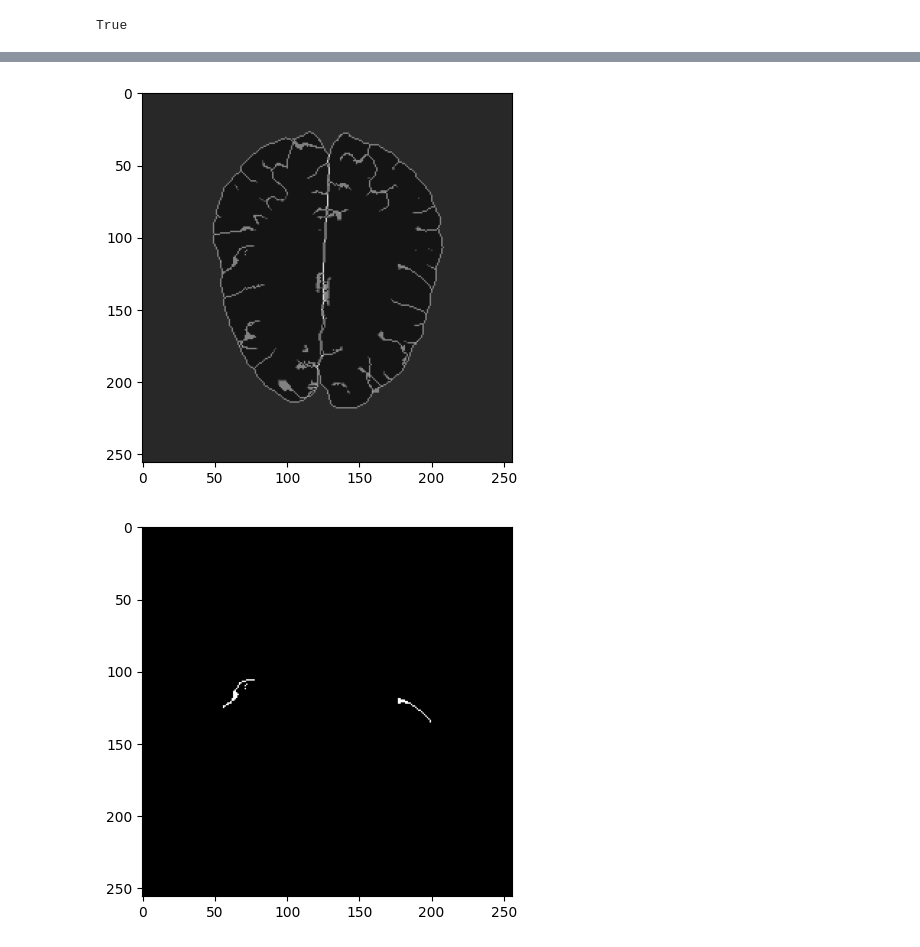
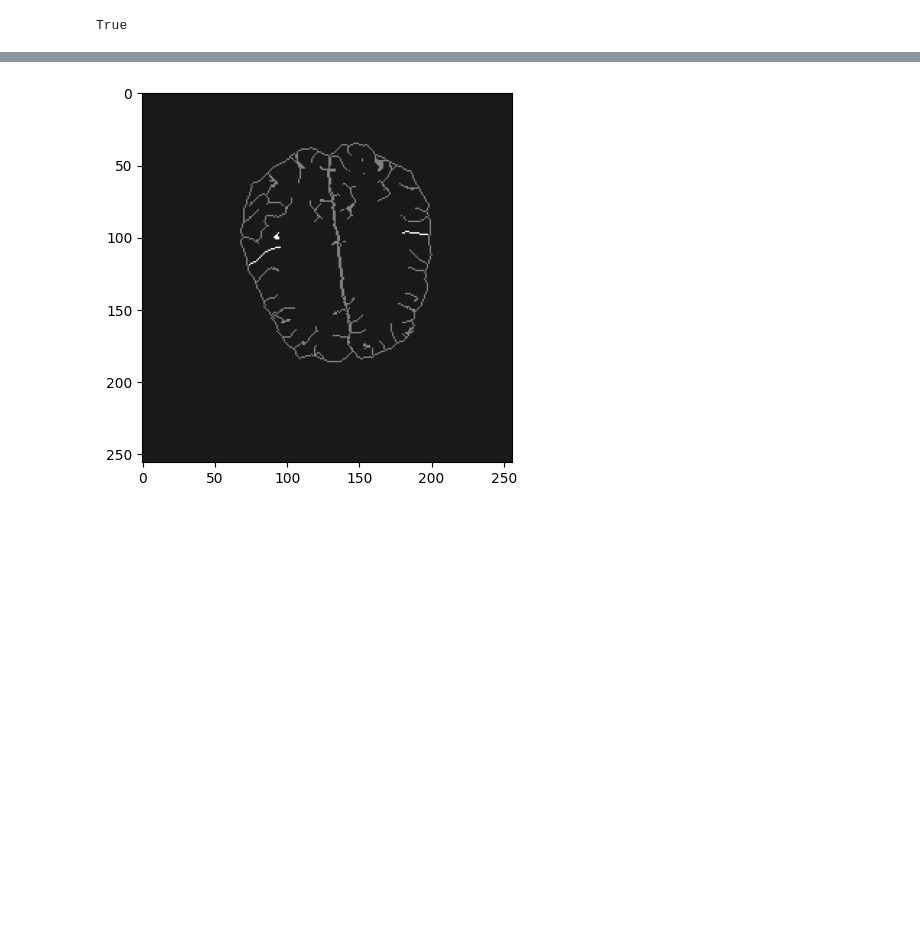
Before and after one commit to Vivikar/central-sulcus-analysis, a Jupyter notebook: notebooks/3_ExploreDL_predictions.ipynb, the cells around one changed output, grey strips where cells are left out. Drawn from its saved outputs; the diff is of its cells as text; code cells hidden in the pictures; blank space fills up the shorter version.

```diff
--- a/notebooks/3_ExploreDL_predictions.ipynb
+++ b/notebooks/3_ExploreDL_predictions.ipynb
@@ -27,8 +29,8 @@ True
 # %%
 log = utils.get_pylogger(__name__)
 
-EVAL_PATH = '../logs/test_folds/runs/2023-02-17_16-42-56/.hydra'
-CHKPT_PATH = '/mrhome/vladyslavz/git/central-sulcus-analysis/logs/test_folds/runs/2023-02-17_16-42-56/checkpoints/epoch_000.ckpt'
+EVAL_PATH = '../logs/test_folds_orig_noignore/runs/2023-02-20_14-45-42/.hydra'
+CHKPT_PATH = '/mrhome/vladyslavz/git/central-sulcus-analysis/logs/test_folds_orig_noignore/runs/2023-02-20_14-45-42/checkpoints/last.ckpt'
 
 device = 'cuda:0'
 # %%
@@ -58,11 +52,16 @@ HPU available: False, using: 0 HPUs
 # %%
-for batch in datamodule.val_dataloader():
+for batch in datamodule.train_dataloader():
     image = batch['image']
     target = batch['target']
-plt.imshow(image[0, 0, 80, :, :], cmap='gray')
-plt.show()
-plt.imshow(target[0, 0, 80, :, :], cmap='gray')
-plt.show()
+# plt.imshow(image[0, 0, 80, :, :], cmap='gray')
+# plt.show()
+# plt.imshow(target[0, 0, 80, :, :], cmap='gray')
+# plt.show()
+
+    plt.imshow(image[0, 0, 80, :, :], cmap='gray', alpha=0.8)
+    # plt.show()
+    plt.imshow(target[0, 80, :, :], cmap='gray', alpha=0.5)
+    plt.show()
+    break
 # %% [output]
-[figure, old version]
+[figure, new version]
-[figure, removed]
```
Also changed, not shown: parts of 44 cells of this notebook, 14 other files.
